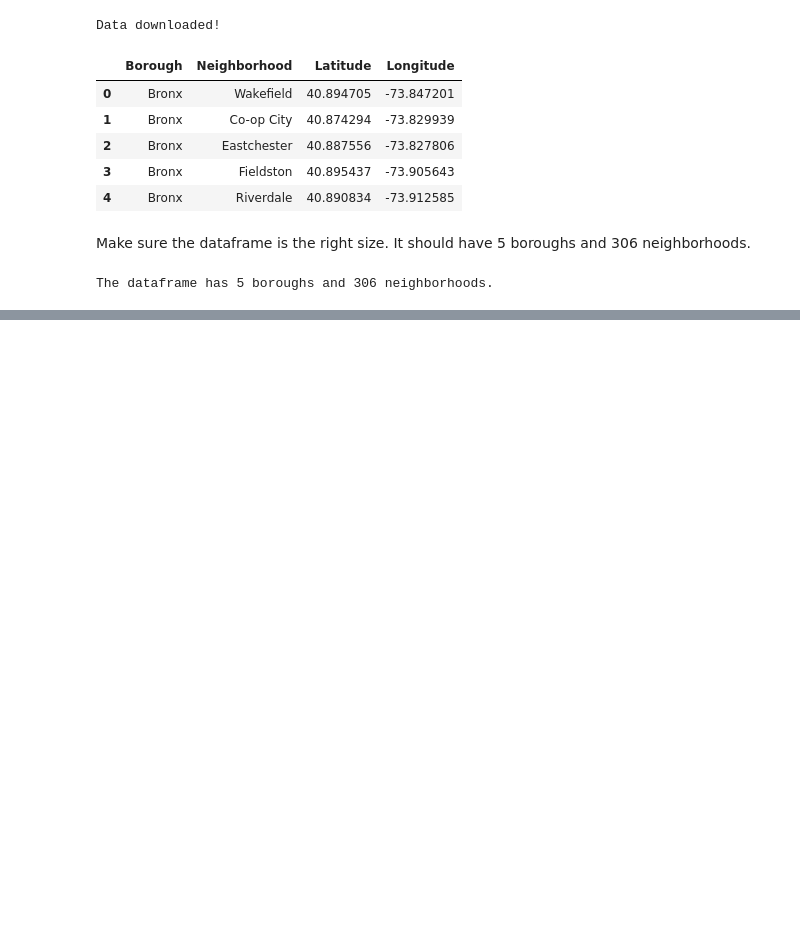
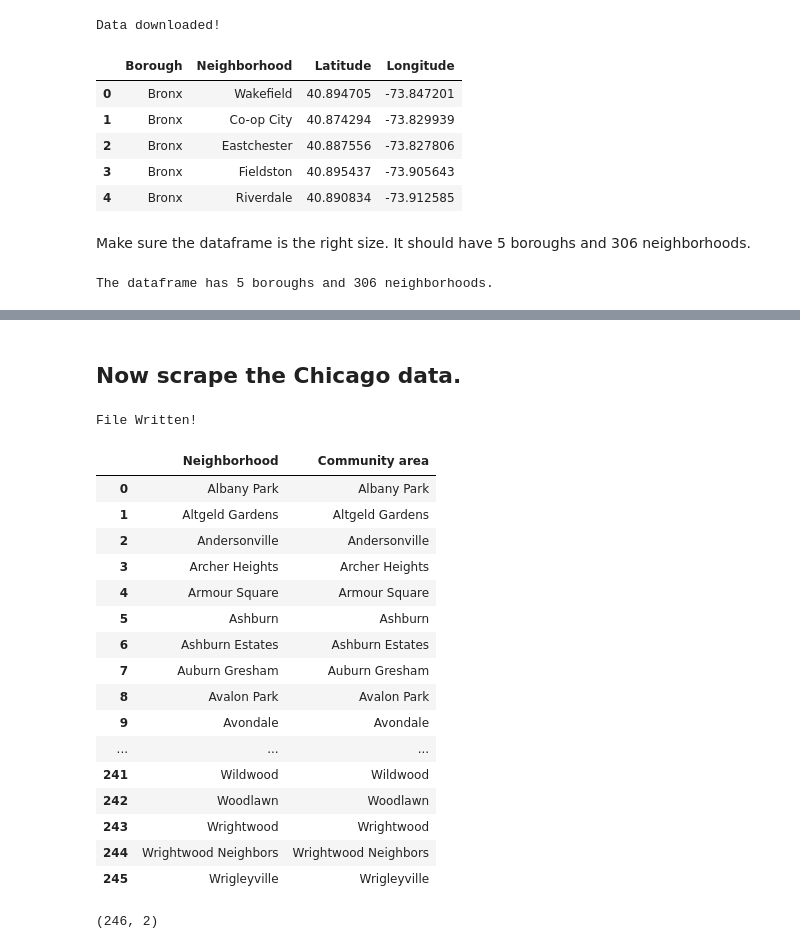
Before and after one commit to hackmeopen/Coursera_Capstone, a Jupyter notebook: Coursera Capstone Final Project.ipynb, the cells around one changed output, grey strips where cells are left out. Cells and saved outputs as stored; diff of their text form; code cells hidden in the pictures; blank space fills up the shorter version.

Commit message:
added chicago data

```diff
--- a/Coursera Capstone Final Project.ipynb
+++ b/Coursera Capstone Final Project.ipynb
@@ -90,0 +121,60 @@ The dataframe has 5 boroughs and 306 neighborhoods.
+# %% [markdown]
+## Now scrape the Chicago data.
+# %%
+#The website we are scraping
+url=requests.get('https://en.wikipedia.org/wiki/List_of_neighborhoods_in_Chicago').text
+
+#Load the website
+soup = BeautifulSoup(url,'lxml')
+
+#Find the table
+My_table = soup.find('table',{'class':'wikitable sortable'})
+
+#Get it into a CSV
+table1=""
+for tr in My_table.find_all('tr'):
+    row1=""
+    tds = tr.find_next('td').get_text(strip=True)
+    row1=row1+","+tds
+    tds = tr.find_next('td').get_text(strip=True)
+    row1=row1+","+tds
+    row1=row1+'\n'
+    table1=table1+row1[1:]
+
+#Load it as a CSV
+file=open("chicago.csv","wb")
+#file.write(bytes(headers,encoding="ascii",errors="ignore"))
+file.write(bytes(table1,encoding="ascii",errors="ignore"))
+
+print("File Written!")
+# %% [output]
+File Written!
+# %%
+#Put it into a dataframe
+chicago_df = pd.read_csv('chicago.csv', header=None)
+chicago_df.columns=["Neighborhood","Community area"]
+chicago_df.drop_duplicates(subset=None, keep='first', inplace=True)
+chicago_df.reset_index(inplace=True, drop=True)
+chicago_df
+# %% [output]
+|  | Neighborhood | Community area |
+| 0 | Albany Park | Albany Park |
+| 1 | Altgeld Gardens | Altgeld Gardens |
+| 2 | Andersonville | Andersonville |
+| 3 | Archer Heights | Archer Heights |
+| 4 | Armour Square | Armour Square |
+| 5 | Ashburn | Ashburn |
+| 6 | Ashburn Estates | Ashburn Estates |
+| 7 | Auburn Gresham | Auburn Gresham |
+| 8 | Avalon Park | Avalon Park |
+| 9 | Avondale | Avondale |
+| ... | ... | ... |
+| 241 | Wildwood | Wildwood |
+| 242 | Woodlawn | Woodlawn |
+| 243 | Wrightwood | Wrightwood |
+| 244 | Wrightwood Neighbors | Wrightwood Neighbors |
+| 245 | Wrigleyville | Wrigleyville |
+# %%
+chicago_df.shape
+# %% [output]
+(246, 2)
```
Also changed, not shown: parts of 6 cells of this notebook.
